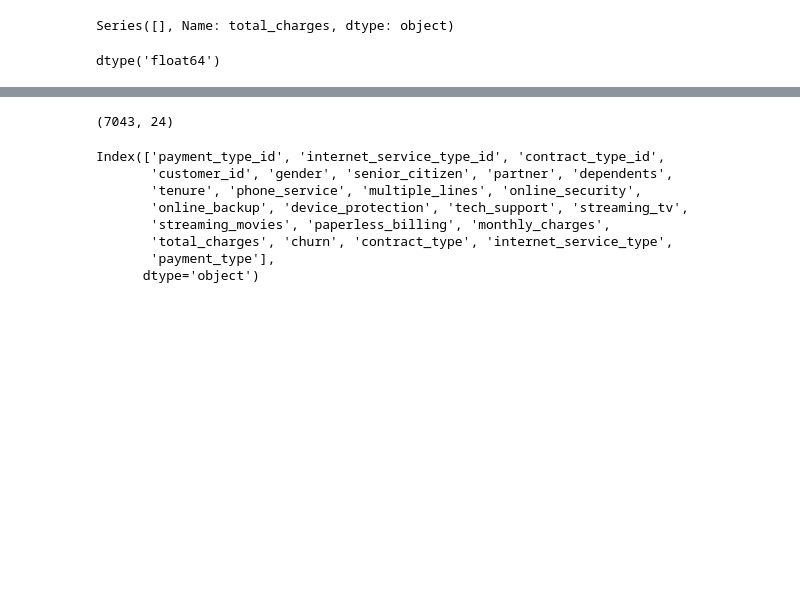
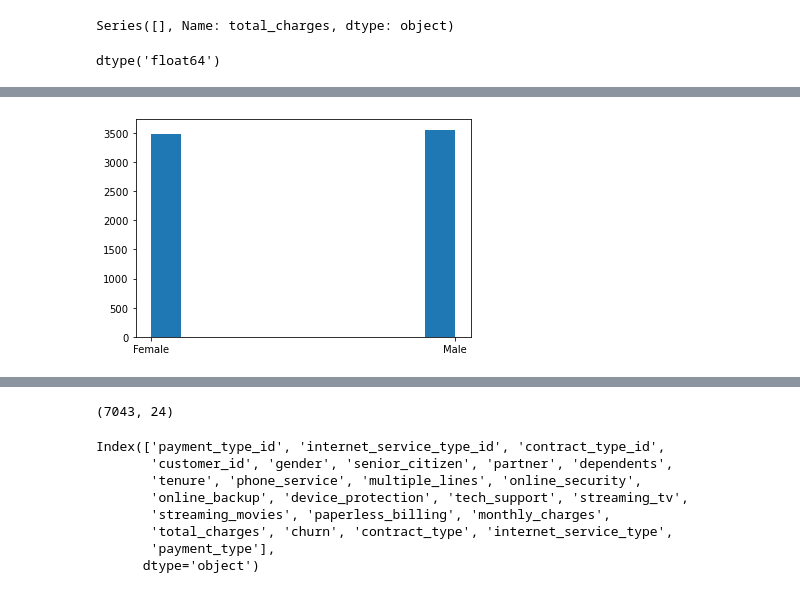
Before and after one commit to cindyvillanuevads/telco_classification_project, a Jupyter notebook: initial_nb_project.ipynb, the cells around one changed output, grey strips where cells are left out. Cells and saved outputs as stored; diff of their text form; code cells hidden in the pictures; blank space fills up the shorter version.

```diff
--- a/initial_nb_project.ipynb
+++ b/initial_nb_project.ipynb
@@ -208,0 +172,6 @@ df.duplicated().sum()
+# %%
+# individual variable distributions are plotted
+plt.hist(df['gender'])
+plt.show()
+# %% [output]
+[figure, added]
```
Also changed, not shown: parts of 72 cells of this notebook.
